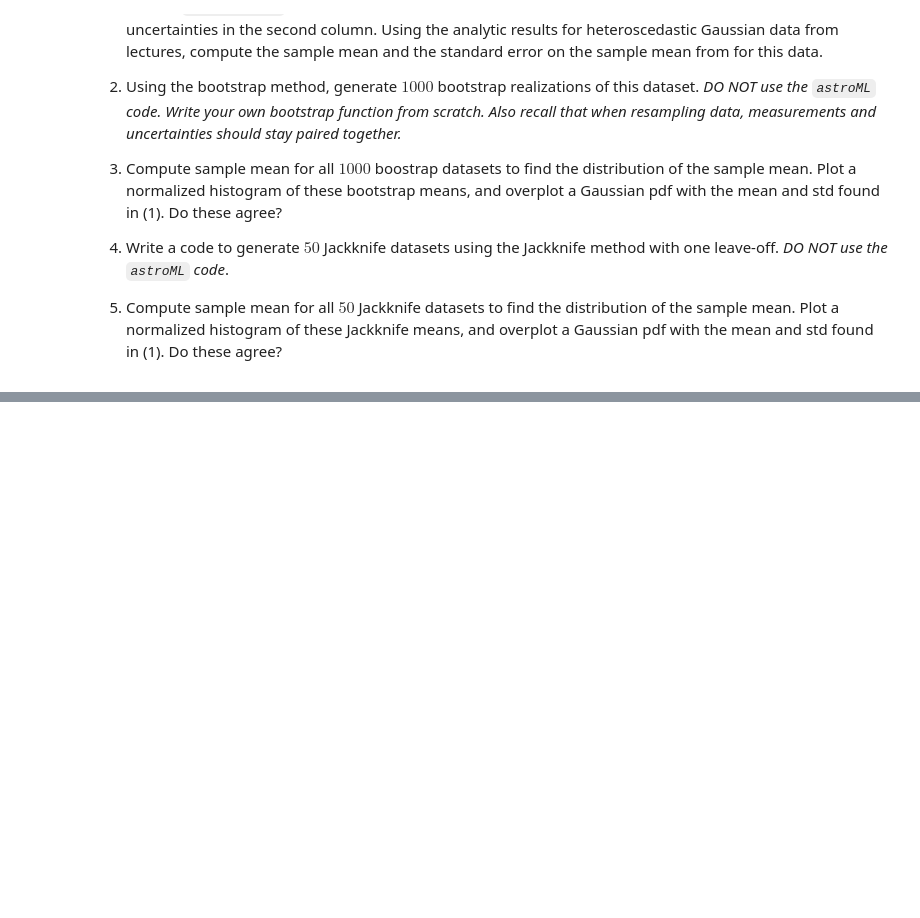
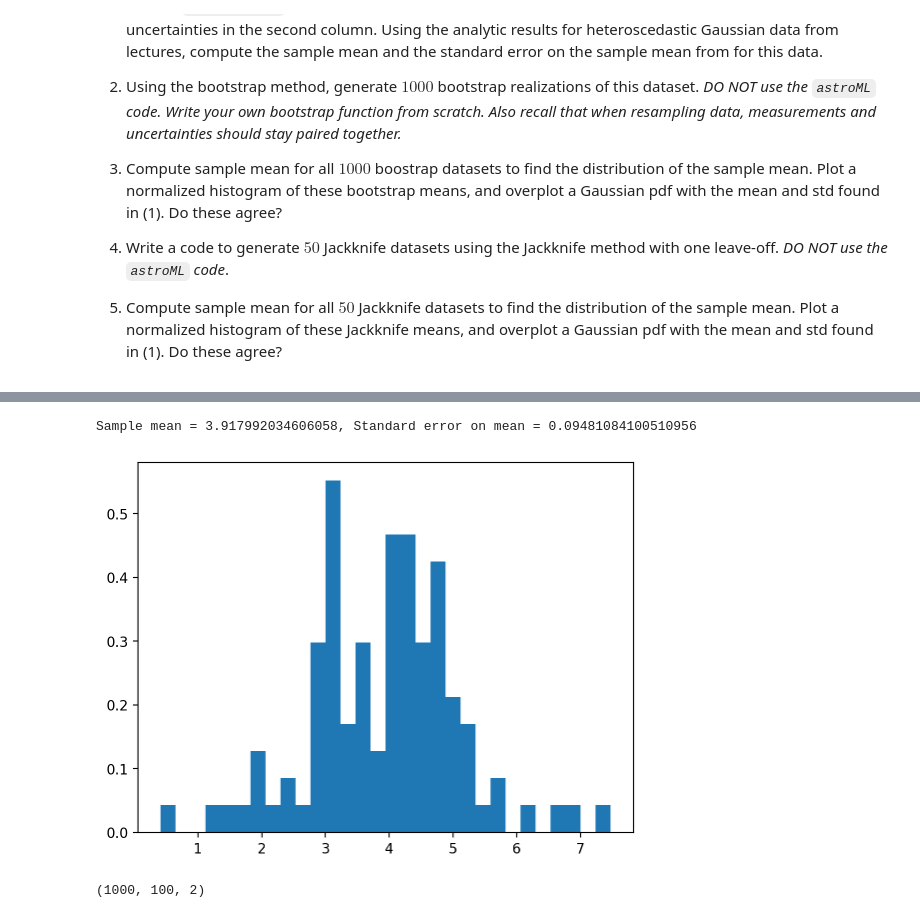
Before and after one commit to agupta-umiss/phys629-fall-2023, a Jupyter notebook: student_folders/arindam_sharma/phys629_f23_hw6_ArindamSharma.ipynb, the cells around one changed output, grey strips where cells are left out. Cells and saved outputs as stored; diff of their text form; code cells hidden in the pictures; blank space fills up the shorter version.

```diff
--- a/student_folders/arindam_sharma/phys629_f23_hw6_ArindamSharma.ipynb
+++ b/student_folders/arindam_sharma/phys629_f23_hw6_ArindamSharma.ipynb
@@ -32,0 +57,29 @@ data = np.load('../../homeworks/hw_data/hw6_data.npy')
+# %%
+x = data[:,0] #Measurements
+unc = data[:,1] #Uncertainties
+# %%
+#1
+#Sample mean, xbar and std dev, S
+
+N = data.shape[0]
+
+def hetero_mean(x, sigma):
+    num = sum(x/sigma**2)
+    den = sum(1/sigma**2)
+
+    return num/den
+
+def hetero_std(sigma):
+    return (sum(1/sigma**2))**(-1/2)
+
+
+
+xbar = hetero_mean(x, unc)
+sigma_xbar = hetero_std(unc)
+
+print(f'Sample mean = {xbar}, Standard error on mean = {sigma_xbar}')
+
+px, bins, _ = plt.hist(x, 30, density=True);
+# %% [output]
+Sample mean = 3.917992034606058, Standard error on mean = 0.09481084100510956
+[figure, added]
@@ -32,0 +89,30 @@ data = np.load('../../homeworks/hw_data/hw6_data.npy')
+# %%
+#2
+def bootstrap(data, n, seed=123):
+    '''
+    Bootstrap a NX2 input array into N copies of NX2 arrays
+
+    Parameters
+    ----------
+    x : Input data, 1D array
+    n : int, No. of bootstrap copies
+
+    Returns
+    -------
+    2D array
+
+    '''
+    N = len(data)
+    tup = [(r[0], r[1]) for r in data]
+
+    rng = np.random.default_rng(seed=seed)
+    xx = rng.choice(tup, size=(n,N), replace=True)
+
+    return xx
+
+n=1000
+xx = bootstrap(data, n)
+
+print(xx.shape)
+# %% [output]
+(1000, 100, 2)
```
Also changed, not shown: parts of 11 cells of this notebook.
